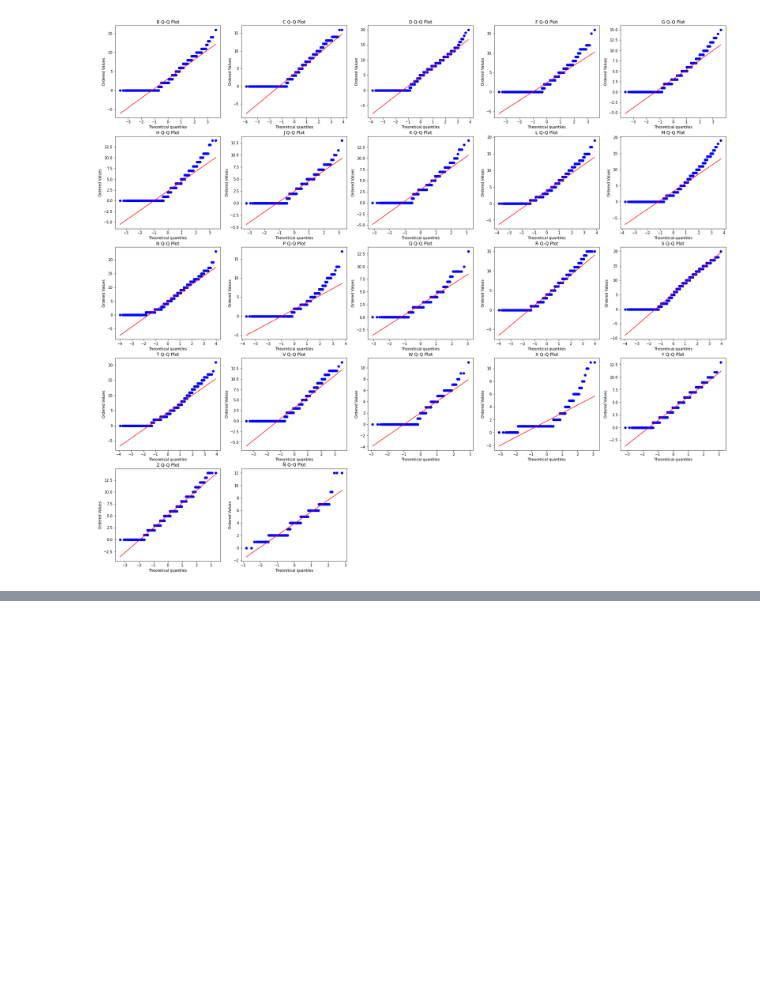
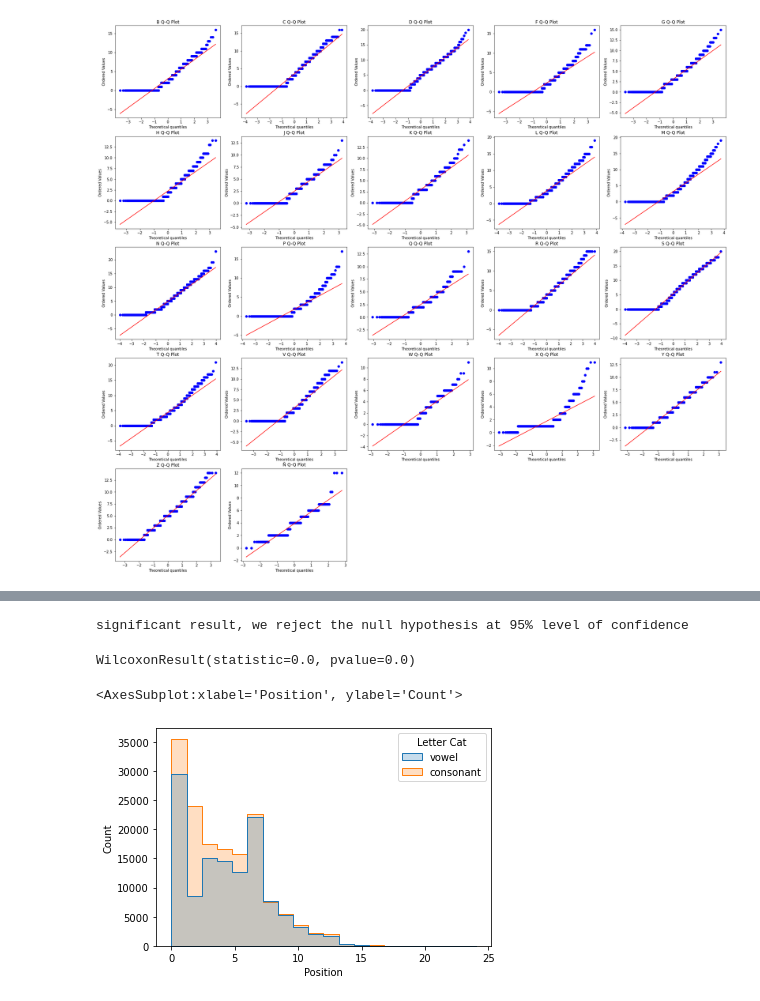
Before and after one commit to valenrami5/__valen__, a Jupyter notebook: hypothesis_testing.ipynb, the cells around one changed output, grey strips where cells are left out. Saved outputs shown, nothing was run; the diff lists cells and outputs as text; code cells hidden in the pictures; blank space fills up the shorter version.

```diff
--- a/hypothesis_testing.ipynb
+++ b/hypothesis_testing.ipynb
@@ -221,3 +244,9 @@ df_position_consonants
 # %%
-df_position_consonants['Letter'].unique()
+import numpy as np
+
+#Converting our letter column in a categorical variable
+df_letters_position['Letter Cat'] = np.where((df_letters_position['Letter']== 'a') | (df_letters_position['Letter']== 'e') |
+(df_letters_position['Letter']== 'i') | (df_letters_position['Letter']== 'o') | (df_letters_position['Letter']== 'u'), 'vowel', 'consonant')
+
+df_letters_position[df_letters_position['Letter']=='u']
 # %% [output]
@@ -225,0 +276,9 @@ array(['b', 'c', 'd', 'f', 'g', 'h', 'j', 'k', 'l', 'm', 'n', 'p', 'q',
+# %%
+#The null hypothesis was that letters and position are independent.
+c, p, dof, expected = chi2_contingency(contigency)
+if p > 0.05:
+    print('not significant result, we do not reject the null hypothesis at 95% level of confidence')
+else:
+    print('significant result, we reject the null hypothesis at 95% level of confidence')
+# %% [output]
+significant result, we reject the null hypothesis at 95% level of confidence
@@ -225,0 +291,11 @@ array(['b', 'c', 'd', 'f', 'g', 'h', 'j', 'k', 'l', 'm', 'n', 'p', 'q',
+# %%
+prueba = df_letters_position.pivot(columns='Letter Cat', values='Position')
+stats.wilcoxon(prueba['consonant'], prueba['vowel'])
+# %% [output]
+WilcoxonResult(statistic=0.0, pvalue=0.0)
+# %%
+#Vowels and consonant histogram
+sns.histplot(df_letters_position, x="Position", hue="Letter Cat", element="step", bins=20)
+# %% [output]
+<AxesSubplot:xlabel='Position', ylabel='Count'>
+[figure, added]
```
Also changed, not shown: parts of 10 cells of this notebook.
